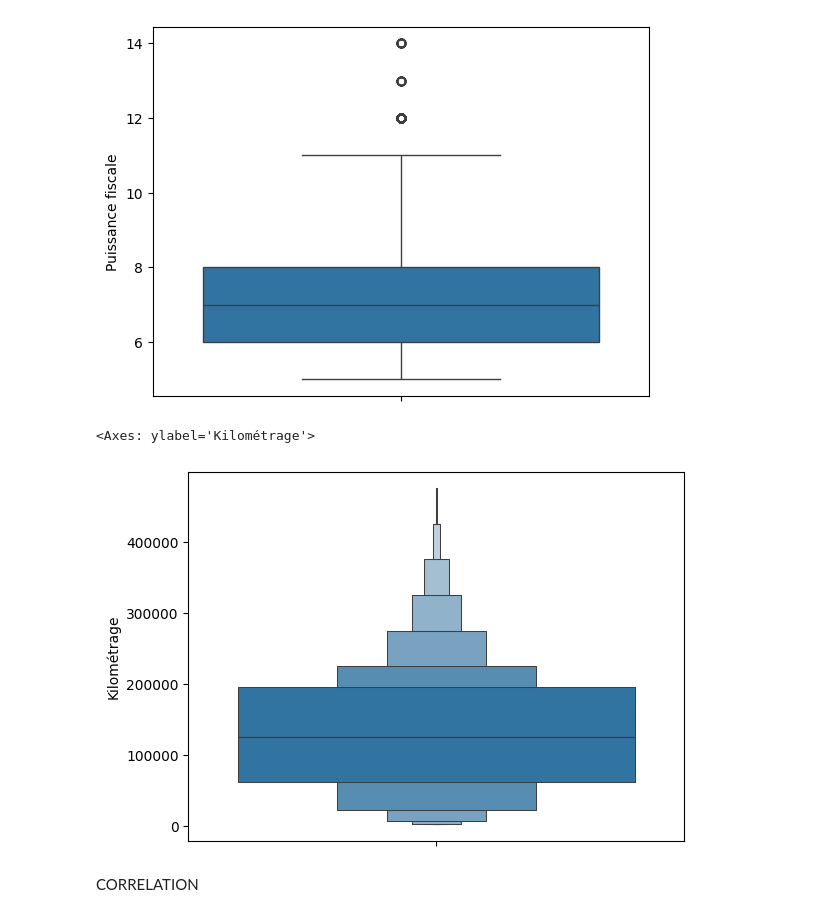
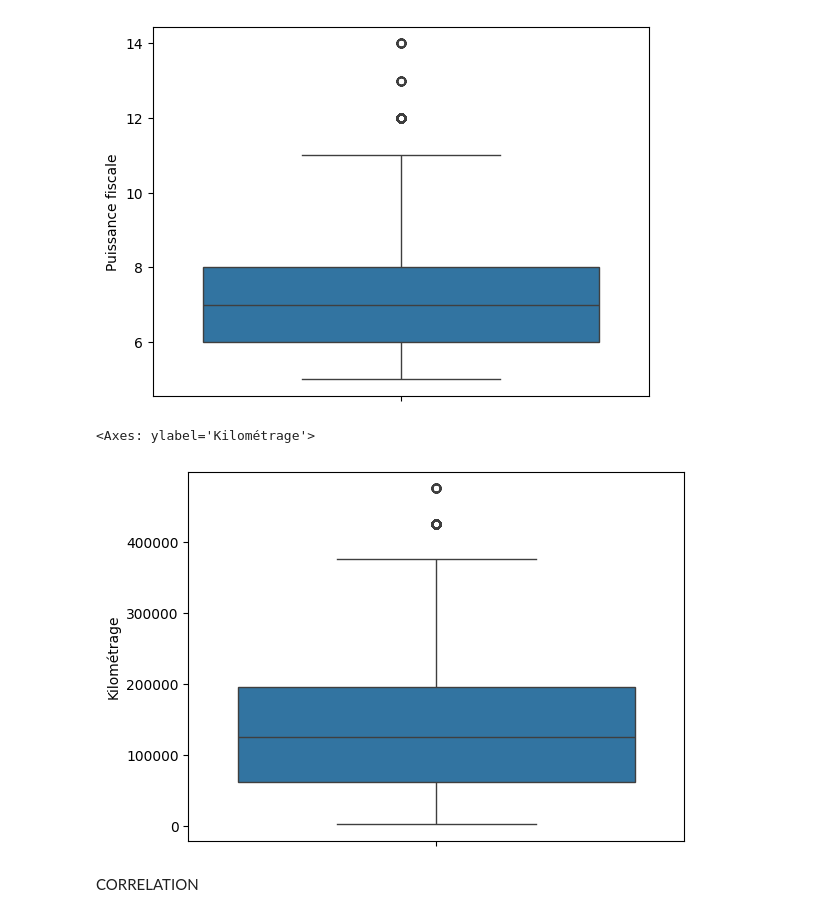
Before and after one commit to AymaneAki/Car_price_prediction, a Jupyter notebook: Car_price.ipynb, the cells around one changed output. Saved outputs shown, nothing was run; the diff lists cells and outputs as text; code cells hidden in the pictures.

```diff
--- a/Car_price.ipynb
+++ b/Car_price.ipynb
@@ -299,10 +299,10 @@ sns.boxplot(data['Puissance fiscale'])
 <Axes: ylabel='Puissance fiscale'>
 [figure]
 # %%
-sns.boxenplot(data['Kilométrage'])
+sns.boxplot(data['Kilométrage'])
 # %% [output]
 <Axes: ylabel='Kilométrage'>
-[figure, old version]
+[figure, new version]
 # %%
 def clean_outliers(data, col):
     q1 = data[col].quantile(0.25)
```
Also changed, not shown: parts of 2 cells of this notebook.
